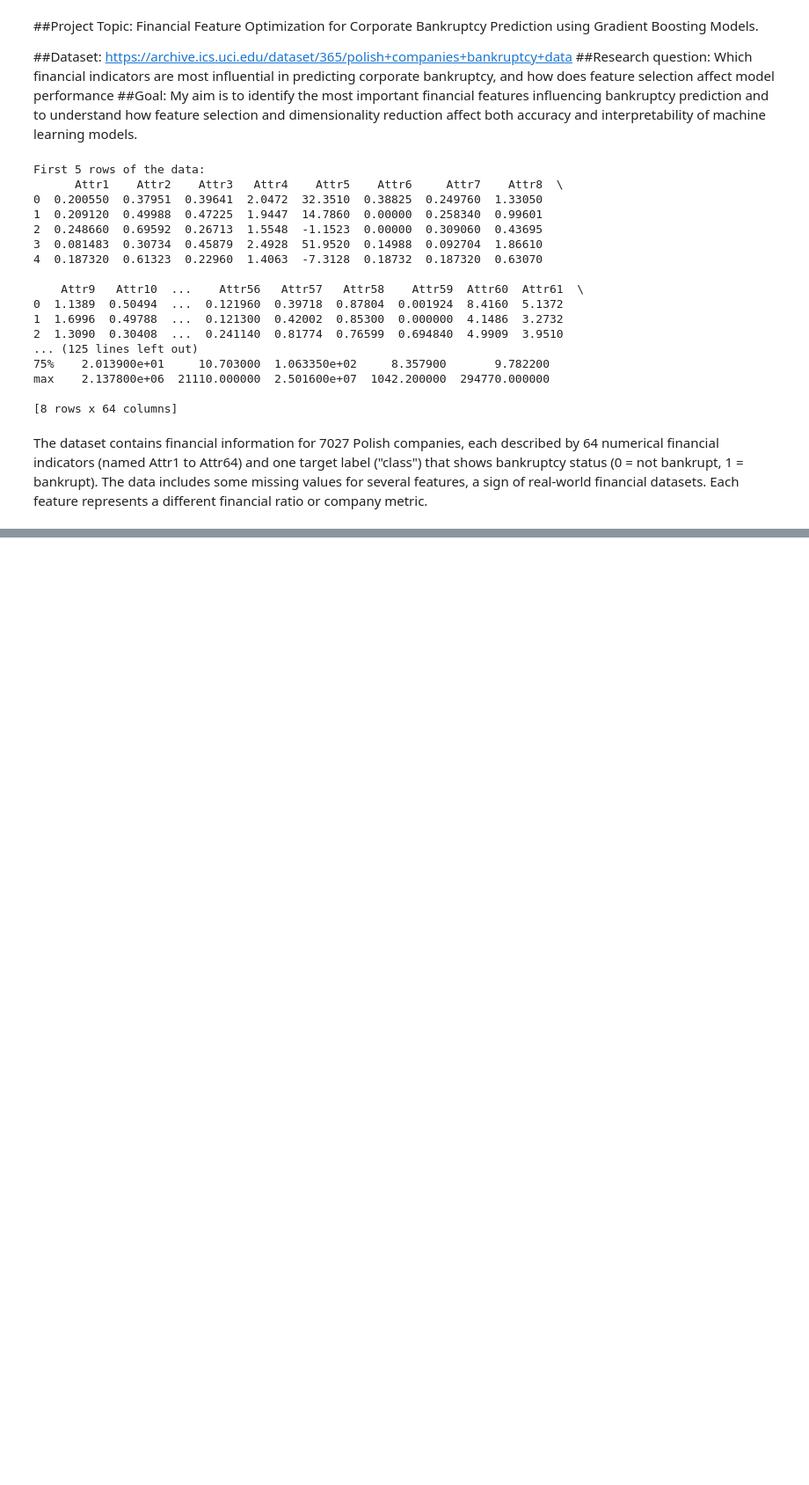
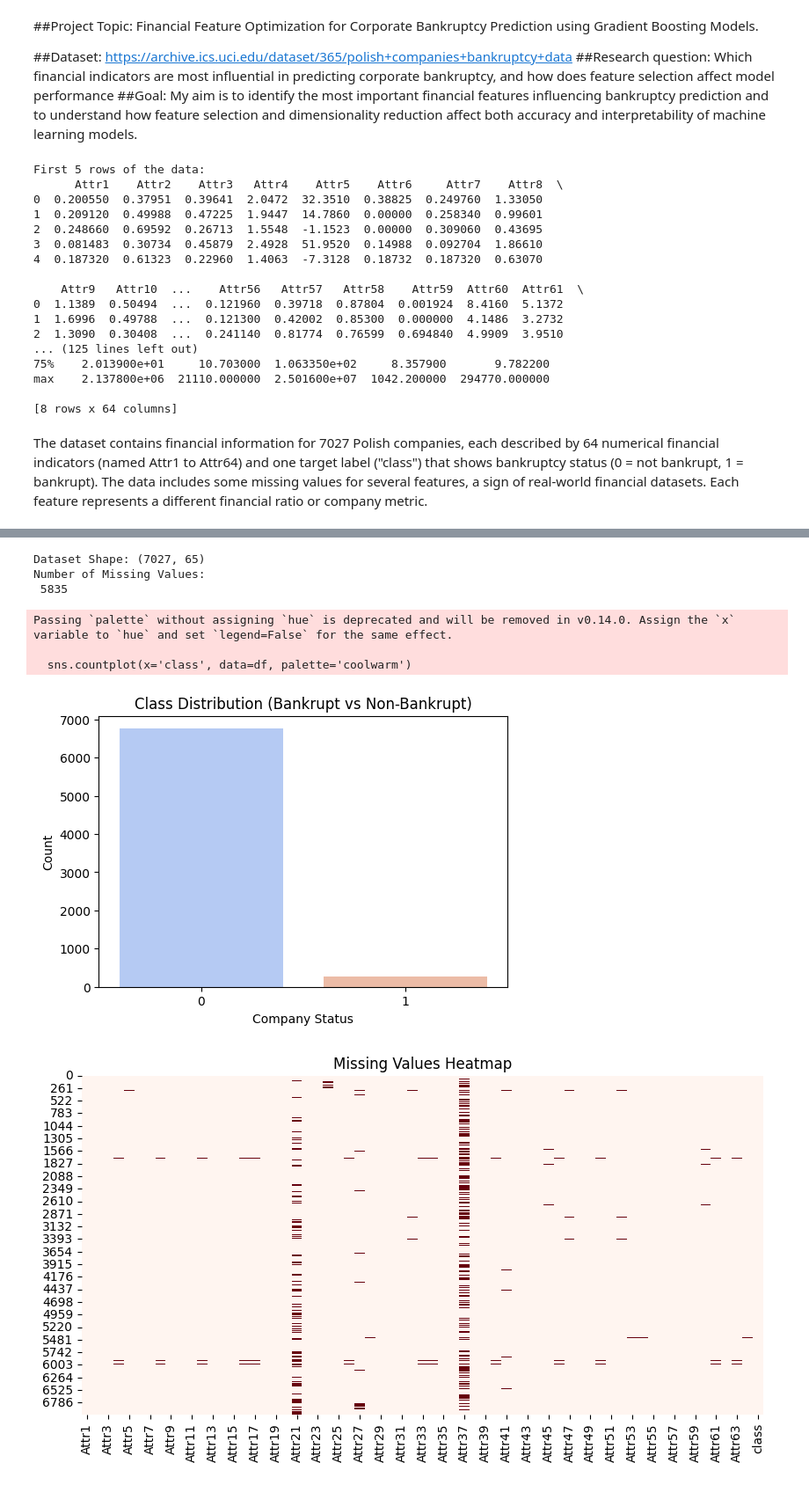
Before and after one commit to Sai-Vara-Prasad-Lekkalapudi/major-project, a Jupyter notebook: Major_project_EDA.ipynb, the cells around one changed output, grey strips where cells are left out. Shown: that part at 88% size. Drawn from its saved outputs; the diff is of its cells as text; code cells hidden in the pictures; blank space fills up the shorter version.

```diff
--- a/Major_project_EDA.ipynb
+++ b/Major_project_EDA.ipynb
@@ -59,0 +117,52 @@ The dataset contains financial information for 7027 Polish companies, each descr
+# %%
+import matplotlib.pyplot as plt
+import seaborn as sns
+
+# 1-year data to visualize
+df = dfs['1year'].copy()
+
+# Decode the 'class' column if needed
+if isinstance(df['class'].iloc[0], bytes):
+    df['class'] = df['class'].str.decode('utf-8')
+
+# Basic Info
+print("Dataset Shape:", df.shape)
+print("Number of Missing Values:\n", df.isnull().sum().sum())
+
+# Class Distribution
+plt.figure(figsize=(6,4))
+sns.countplot(x='class', data=df, palette='coolwarm')
+plt.title('Class Distribution (Bankrupt vs Non-Bankrupt)')
+plt.xlabel('Company Status')
+plt.ylabel('Count')
+plt.show()
+
+# Missing Values Heatmap
+plt.figure(figsize=(10,5))
+sns.heatmap(df.isnull(), cbar=False, cmap='Reds')
+plt.title('Missing Values Heatmap')
+plt.show()
+
+# Correlation Heatmap (Top 20 features)
+plt.figure(figsize=(12,8))
+corr = df.drop('class', axis=1).corr()
+sns.heatmap(corr.abs().nlargest(20, 'Attr1'), cmap='coolwarm', annot=False)
+plt.title('Top 20 Feature Correlations')
+plt.show()
+
+# Boxplot Example: Distribution of a few financial ratios
+plt.figure(figsize=(10,5))
+sample_features = ['Attr1','Attr5','Attr10','Attr20']
+df_melt = df.melt(id_vars='class', value_vars=sample_features, var_name='Attribute', value_name='Value')
+sns.boxplot(x='Attribute', y='Value', hue='class', data=df_melt, palette='Set2')
+plt.title('Distribution of Selected Financial Attributes by Class')
+plt.show()
+# %% [output]
+Dataset Shape: (7027, 65)
+Number of Missing Values:
+ 5835
+Passing `palette` without assigning `hue` is deprecated and will be removed in v0.14.0. Assign the `x` variable to `hue` and set `legend=False` for the same effect.
+
+  sns.countplot(x='class', data=df, palette='coolwarm')
+[figure, added]
+[figure, added]
```
Also changed, not shown: parts of 3 cells of this notebook.
